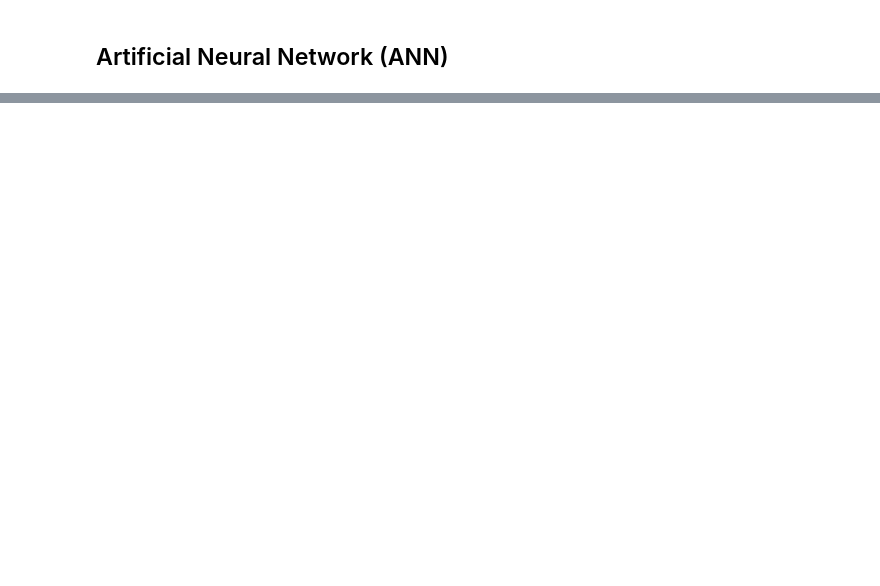
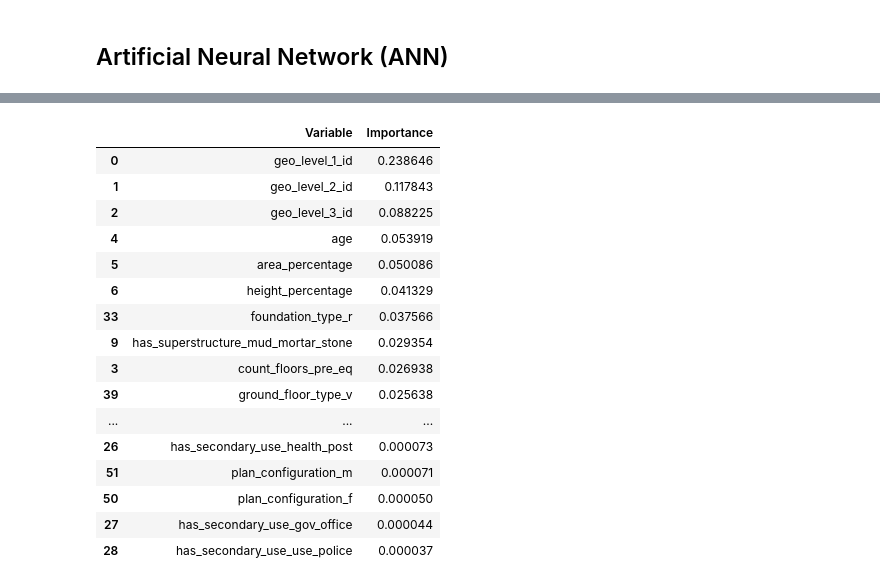
Before and after one commit to umkiyoung/MultivariateAnalysis, a Jupyter notebook: Assignments/Assignment_4/Ensemble.ipynb, the cells around one changed output, grey strips where cells are left out. Drawn from its saved outputs; the diff is of its cells as text; code cells hidden in the pictures; blank space fills up the shorter version.

```diff
--- a/Assignments/Assignment_4/Ensemble.ipynb
+++ b/Assignments/Assignment_4/Ensemble.ipynb
@@ -254,32 +278,2 @@ Fitting 5 folds for each of 25 candidates, totalling 125 fits
 # %% [markdown]
 ## Artificial Neural Network (ANN)
-# %%
-neural_network_hyperparameters = {
-    'hidden_layer_sizes': [(100,), (100, 100), (100, 100, 100)],
-    'alpha': [0.0001, 0.001, 0.01],
-    'learning_rate_init': [0.0001, 0.001, 0.01],
-}
-
-from sklearn.neural_network import MLPClassifier
-
-try:
-    #load the model
-    best_nn = pickle.load(open('best_nn_model.sav', 'rb'))
-
-except:
-    nn = GridSearchCV(MLPClassifier(random_state=42, max_iter=1000),
-                      scoring='balanced_accuracy',
-                      param_grid=neural_network_hyperparameters,
-                      cv=5,
-                      verbose=1,
-                      n_jobs=-1)
-
-    nn.fit(X_train_L, y_train_L)
-
-    best_nn = nn.best_estimator_
-
-    pickle.dump(best_nn, open('best_nn_model.sav', 'wb'))
-
-tree_perf_table.loc['Neural Network'] = perf_eval_fc(best_nn.predict(X_test), y_test)
-
-tree_perf_table
@@ -287,0 +468,26 @@ Fitting 5 folds for each of 27 candidates, totalling 135 fits
+# %%
+RF_var_imp = random_forest.feature_importances_
+
+RF_var_imp_df = pd.DataFrame({'Variable': X_train.columns, 'Importance': RF_var_imp})
+
+RF_var_imp_df.sort_values(by='Importance', ascending=False, inplace=True)
+
+RF_var_imp_df
+# %% [output]
+|  | Variable | Importance |
+| 0 | geo_level_1_id | 0.238646 |
+| 1 | geo_level_2_id | 0.117843 |
+| 2 | geo_level_3_id | 0.088225 |
+| 4 | age | 0.053919 |
+| 5 | area_percentage | 0.050086 |
+| 6 | height_percentage | 0.041329 |
+| 33 | foundation_type_r | 0.037566 |
+| 9 | has_superstructure_mud_mortar_stone | 0.029354 |
+| 3 | count_floors_pre_eq | 0.026938 |
+| 39 | ground_floor_type_v | 0.025638 |
+| ... | ... | ... |
+| 26 | has_secondary_use_health_post | 0.000073 |
+| 51 | plan_configuration_m | 0.000071 |
+| 50 | plan_configuration_f | 0.000050 |
+| 27 | has_secondary_use_gov_office | 0.000044 |
+| 28 | has_secondary_use_use_police | 0.000037 |
```
Also changed, not shown: parts of 23 cells of this notebook.
